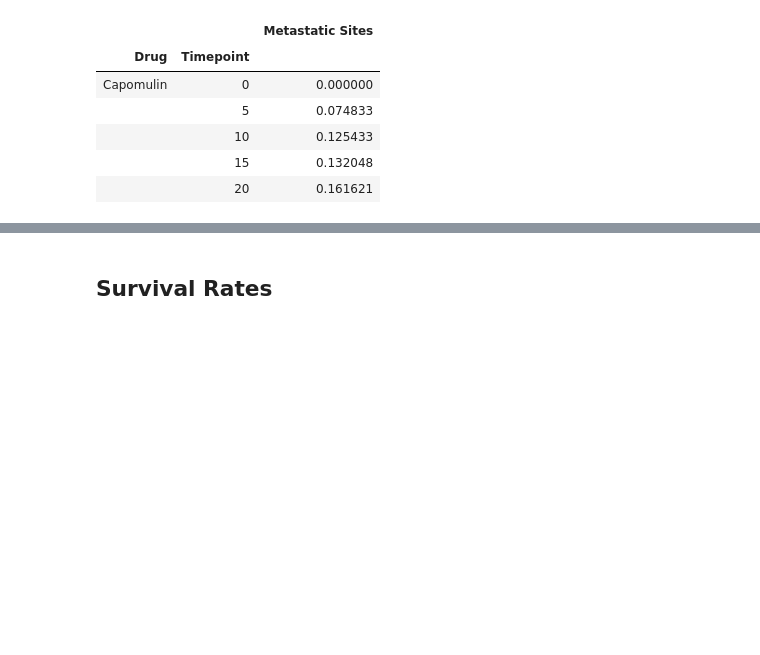
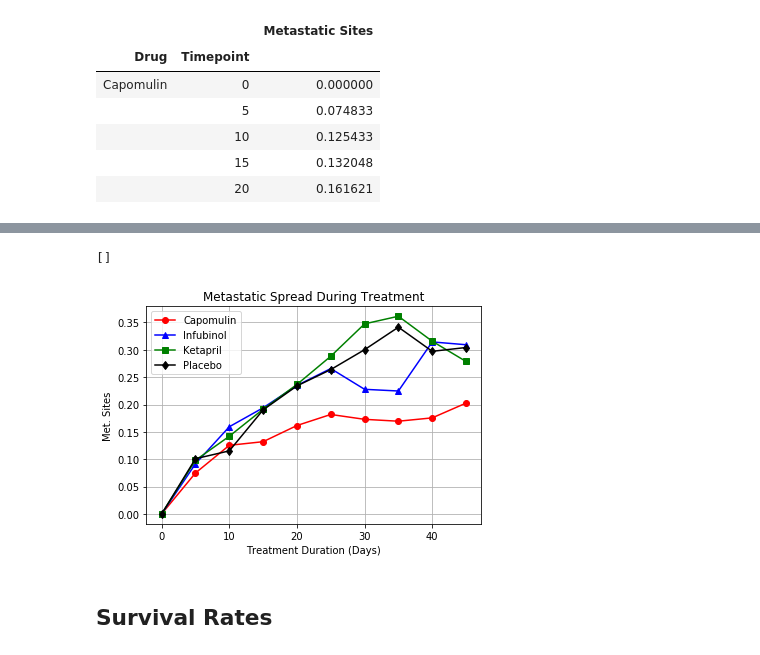
Before and after one commit to phamkdaniel/Pymaceuticals, a Jupyter notebook: pymaceuticals_starter.ipynb, the cells around one changed output, grey strips where cells are left out. Saved outputs shown, nothing was run; the diff lists cells and outputs as text; code cells hidden in the pictures; blank space fills up the shorter version.

```diff
--- a/pymaceuticals_starter.ipynb
+++ b/pymaceuticals_starter.ipynb
@@ -360,3 +232,22 @@ meta_by_drug_df
+# %%
+x_axis = [x for x in np.arange(0, 50, step=5)]
+
+plt.plot(x_axis, meta_by_drug_df["Capomulin"], color="red", marker="o", label="Capomulin")
+plt.plot(x_axis, meta_by_drug_df["Infubinol"], color="blue", marker="^", label="Infubinol")
+plt.plot(x_axis, meta_by_drug_df["Ketapril"], color="green", marker="s", label="Ketapril")
+plt.plot(x_axis, meta_by_drug_df["Placebo"], color="black", marker="d", label="Placebo")
+
+plt.title("Metastatic Spread During Treatment")
+plt.xlabel("Treatment Duration (Days)")
+plt.ylabel("Met. Sites")
+
+plt.legend(loc="upper left")
+
+plt.grid()
+plt.plot()
+# %% [output]
+[]
+[figure, added]
 # %% [markdown]
 ## Survival Rates
 # %%
```
Also changed, not shown: parts of 18 cells of this notebook.
